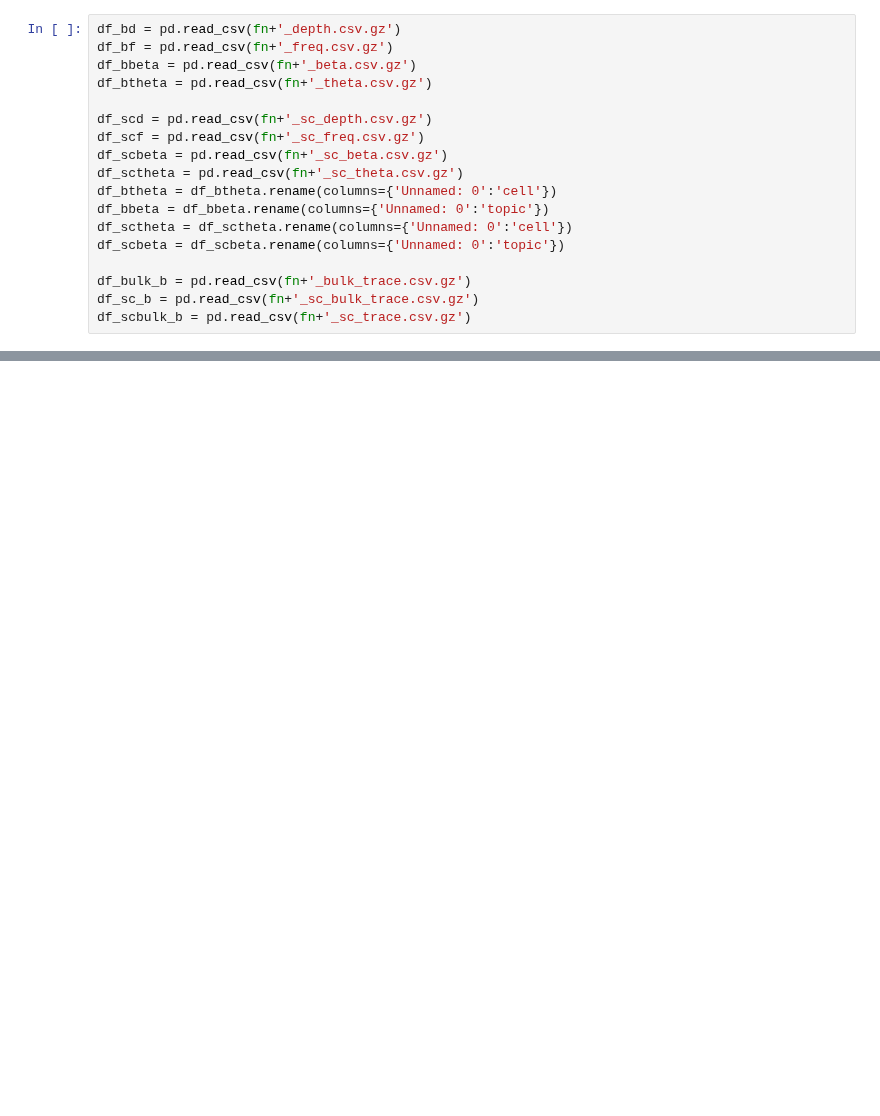
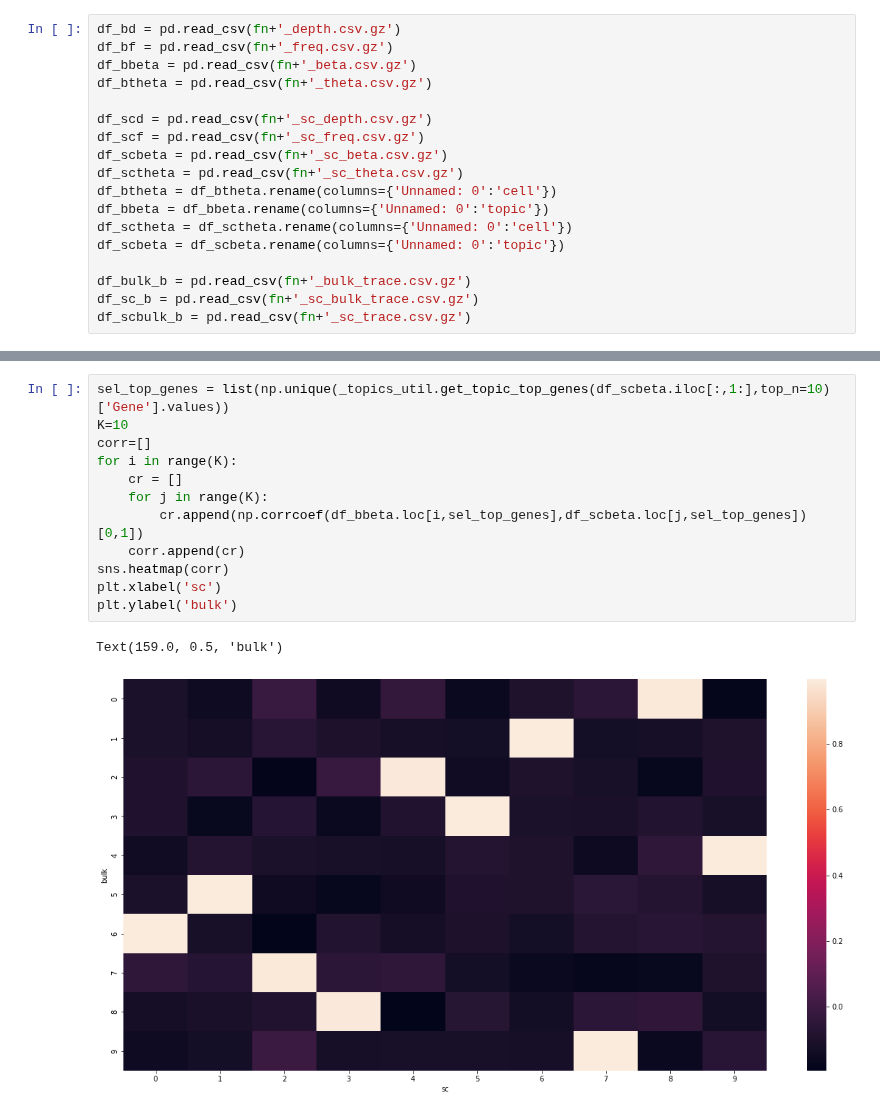
Before and after one commit to causalpathlab/asapp, a Jupyter notebook: asapp/Fig_1a_sim_data.ipynb, the cells around one changed output, grey strips where cells are left out. Saved outputs shown, nothing was run; the diff lists cells and outputs as text; blank space fills up the shorter version.

```diff
--- a/asapp/Fig_1a_sim_data.ipynb
+++ b/asapp/Fig_1a_sim_data.ipynb
@@ -174,0 +175,15 @@ Text(0, 0.5, 'UMAP2')
+# %%
+sel_top_genes = list(np.unique(_topics_util.get_topic_top_genes(df_scbeta.iloc[:,1:],top_n=10)['Gene'].values))
+K=10
+corr=[]
+for i in range(K):
+    cr = []
+    for j in range(K):
+        cr.append(np.corrcoef(df_bbeta.loc[i,sel_top_genes],df_scbeta.loc[j,sel_top_genes])[0,1])
+    corr.append(cr)
+sns.heatmap(corr)
+plt.xlabel('sc')
+plt.ylabel('bulk')
+# %% [output]
+Text(159.0, 0.5, 'bulk')
+[figure, added]
```
Also changed, not shown: parts of 17 cells of this notebook, 5 other files.
